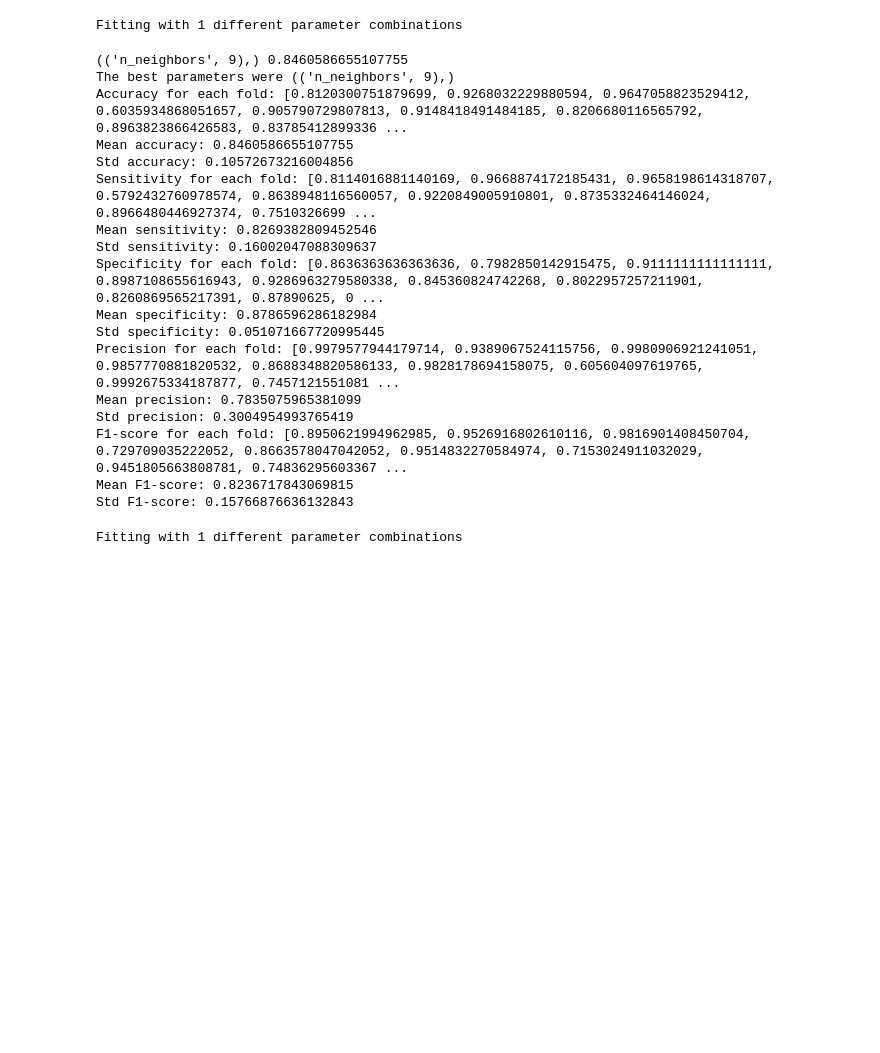
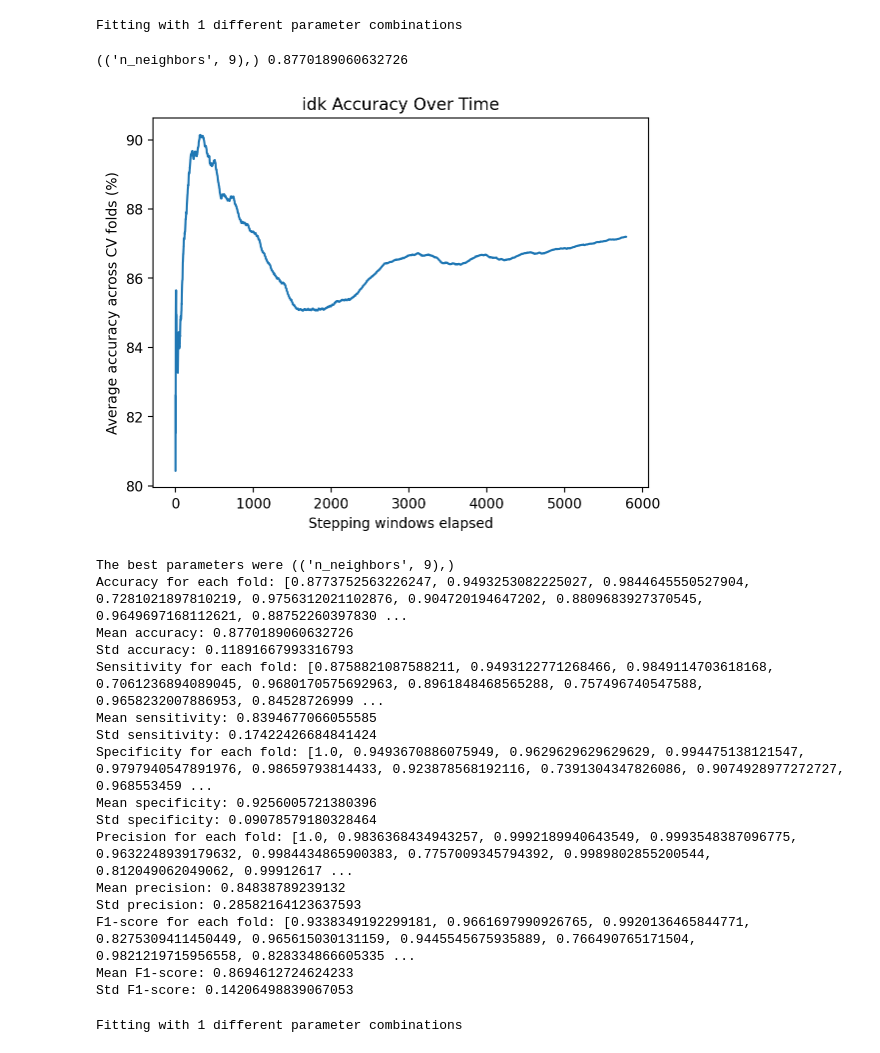
Before and after one commit to SVSM-AFib/2022-svsm-afib-group1, a Jupyter notebook: models/jshs/model_testing.ipynb, the cells around one changed output. Drawn from its saved outputs; the diff is of its cells as text; code cells hidden in the pictures; blank space fills up the shorter version.

```diff
--- a/models/jshs/model_testing.ipynb
+++ b/models/jshs/model_testing.ipynb
@@ -640,6 +700,7 @@ with tqdm(param_grid) as pbar:
             current_results[f"split{i}_specificity"] = result["specificity"]
             current_results[f"split{i}_precision"] = result["precision"]
             current_results[f"split{i}_f1_score"] = result["f1_score"]
+            current_results[f"split{i}_subject_acc"] = result["subject_acc"]
         results[tuple(sorted(fit_params.items()))] = current_results
         results[tuple(sorted(fit_params.items()))]['folds'] = len(splits)
 
@@ -648,25 +709,26 @@ with open(f'saved_results_{current_weight}/knn_results.pickle', 'wb') as handle:
 # %% [output]
 Fitting with 1 different parameter combinations
 # %%
-score_reporter(results, False)
+score_reporter(results, False, True)
 # %% [output]
-(('n_neighbors', 9),) 0.8460586655107755
-The best parameters were (('n_neighbors', 9),)
-Accuracy for each fold: [0.8120300751879699, 0.9268032229880594, 0.9647058823529412, 0.6035934868051657, 0.905790729807813, 0.9148418491484185, 0.8206680116565792, 0.8963823866426583, 0.83785412899336 ...
-Mean accuracy: 0.8460586655107755
-Std accuracy: 0.10572673216004856
-Sensitivity for each fold: [0.8114016881140169, 0.9668874172185431, 0.9658198614318707, 0.5792432760978574, 0.8638948116560057, 0.9220849005910801, 0.8735332464146024, 0.8966480446927374, 0.7510326699 ...
-Mean sensitivity: 0.8269382809452546
-Std sensitivity: 0.16002047088309637
-Specificity for each fold: [0.8636363636363636, 0.7982850142915475, 0.9111111111111111, 0.8987108655616943, 0.9286963279580338, 0.845360824742268, 0.8022957257211901, 0.8260869565217391, 0.87890625, 0 ...
-Mean specificity: 0.8786596286182984
-Std specificity: 0.051071667720995445
-Precision for each fold: [0.9979577944179714, 0.9389067524115756, 0.9980906921241051, 0.9857770881820532, 0.8688348820586133, 0.9828178694158075, 0.605604097619765, 0.9992675334187877, 0.7457121551081 ...
-Mean precision: 0.7835075965381099
-Std precision: 0.3004954993765419
-F1-score for each fold: [0.8950621994962985, 0.9526916802610116, 0.9816901408450704, 0.729709035222052, 0.8663578047042052, 0.9514832270584974, 0.7153024911032029, 0.9451805663808781, 0.74836295603367 ...
-Mean F1-score: 0.8236717843069815
-Std F1-score: 0.15766876636132843
+(('n_neighbors', 9),) 0.8770189060632726
+[figure, added]
+The best parameters were (('n_neighbors', 9),)
+Accuracy for each fold: [0.8773752563226247, 0.9493253082225027, 0.9844645550527904, 0.7281021897810219, 0.9756312021102876, 0.904720194647202, 0.8809683927370545, 0.9649697168112621, 0.88752260397830 ...
+Mean accuracy: 0.8770189060632726
+Std accuracy: 0.11891667993316793
+Sensitivity for each fold: [0.8758821087588211, 0.9493122771268466, 0.9849114703618168, 0.7061236894089045, 0.9680170575692963, 0.8961848468565288, 0.757496740547588, 0.9658232007886953, 0.84528726999 ...
+Mean sensitivity: 0.8394677066055585
+Std sensitivity: 0.17422426684841424
+Specificity for each fold: [1.0, 0.9493670886075949, 0.9629629629629629, 0.994475138121547, 0.9797940547891976, 0.98659793814433, 0.923878568192116, 0.7391304347826086, 0.9074928977272727, 0.968553459 ...
+Mean specificity: 0.9256005721380396
+Std specificity: 0.09078579180328464
+Precision for each fold: [1.0, 0.9836368434943257, 0.9992189940643549, 0.9993548387096775, 0.9632248939179632, 0.9984434865900383, 0.7757009345794392, 0.9989802855200544, 0.812049062049062, 0.99912617 ...
+Mean precision: 0.84838789239132
+Std precision: 0.28582164123637593
+F1-score for each fold: [0.9338349192299181, 0.9661697990926765, 0.9920136465844771, 0.8275309411450449, 0.965615030131159, 0.9445545675935889, 0.766490765171504, 0.9821219715956558, 0.828334866605335 ...
+Mean F1-score: 0.8694612724624233
+Std F1-score: 0.14206498839067053
 # %%
 # Decision tree
 folder = './joblib_memmap'
```
Also changed, not shown: parts of 27 cells of this notebook, 2 other files.
